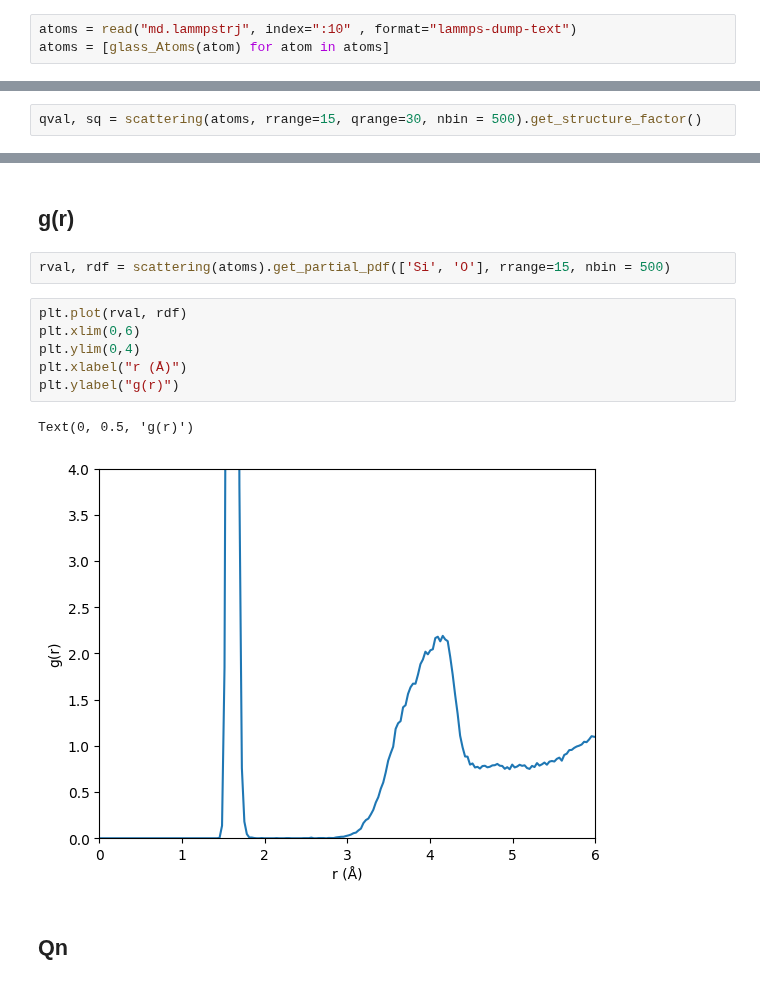
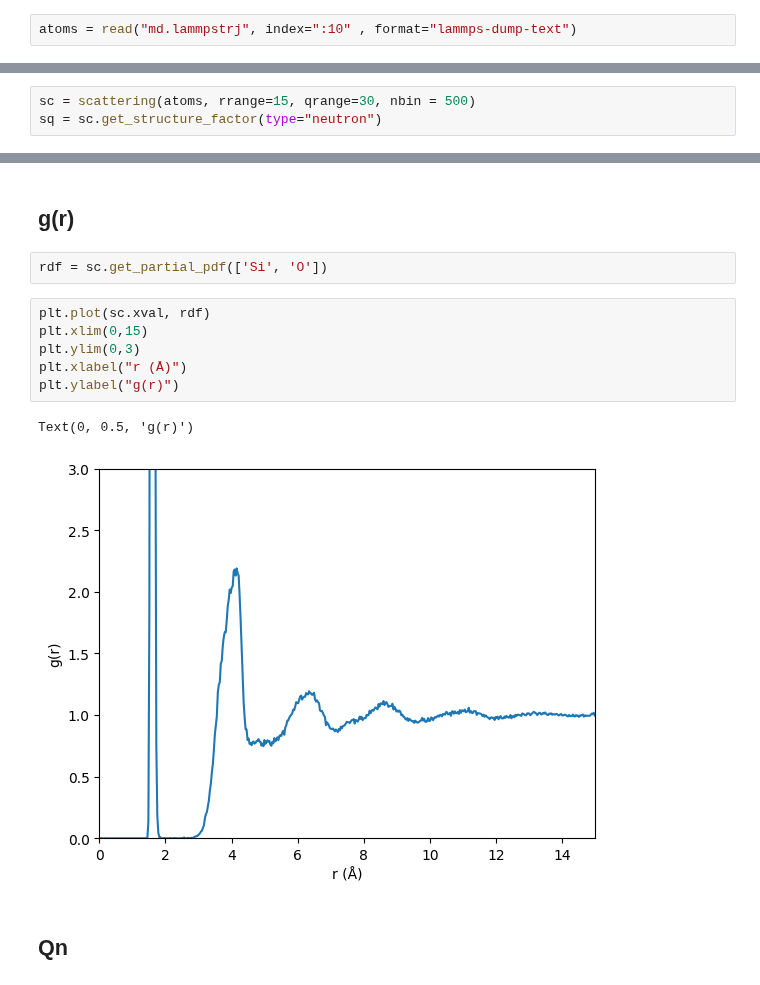
Before and after one commit to R-Chr/vitrum, a Jupyter notebook: examples/analysis/demo.ipynb, the cells around one changed output, grey strips where cells are left out. Cells and saved outputs as stored; diff of their text form.

Commit message:
Added Coordination, removed glass_Atoms as standard class
Added new Coordination class
automated glass_Atom conversion
Added extra functionality to bond angle calculations

```diff
--- a/examples/analysis/demo.ipynb
+++ b/examples/analysis/demo.ipynb
@@ -10,6 +10,5 @@ import matplotlib.pyplot as plt
 ## Load data
 # %%
 atoms = read("md.lammpstrj", index=":10" , format="lammps-dump-text")
-atoms = [glass_Atoms(atom) for atom in atoms]
 # %%
 corr_atoms_dic = {1: 'Na', 2: 'O', 3:'Si'}
@@ -18,5 +19,6 @@ for atom in atoms:
 # %% [markdown]
 ## S(Q)
 # %%
-qval, sq = scattering(atoms, rrange=15, qrange=30, nbin = 500).get_structure_factor()
+sc = scattering(atoms, rrange=15, qrange=30, nbin = 500)
+sq = sc.get_structure_factor(type="neutron")
 # %%
@@ -30,17 +32,17 @@ Text(0, 0.5, 'S(Q)')
 [figure]
 # %% [markdown]
 ## g(r)
-# %%
-rval, rdf = scattering(atoms).get_partial_pdf(['Si', 'O'], rrange=15, nbin = 500)
+# %%
+rdf = sc.get_partial_pdf(['Si', 'O'])
 # %%
-plt.plot(rval, rdf)
-plt.xlim(0,6)
-plt.ylim(0,4)
+plt.plot(sc.xval, rdf)
+plt.xlim(0,15)
+plt.ylim(0,3)
 plt.xlabel("r (Å)")
 plt.ylabel("g(r)")
 # %% [output]
 Text(0, 0.5, 'g(r)')
-[figure, old version]
+[figure, new version]
 # %% [markdown]
 ## Qn
 # %%
```
Also changed, not shown: parts of 2 cells of this notebook, 11 other files.
